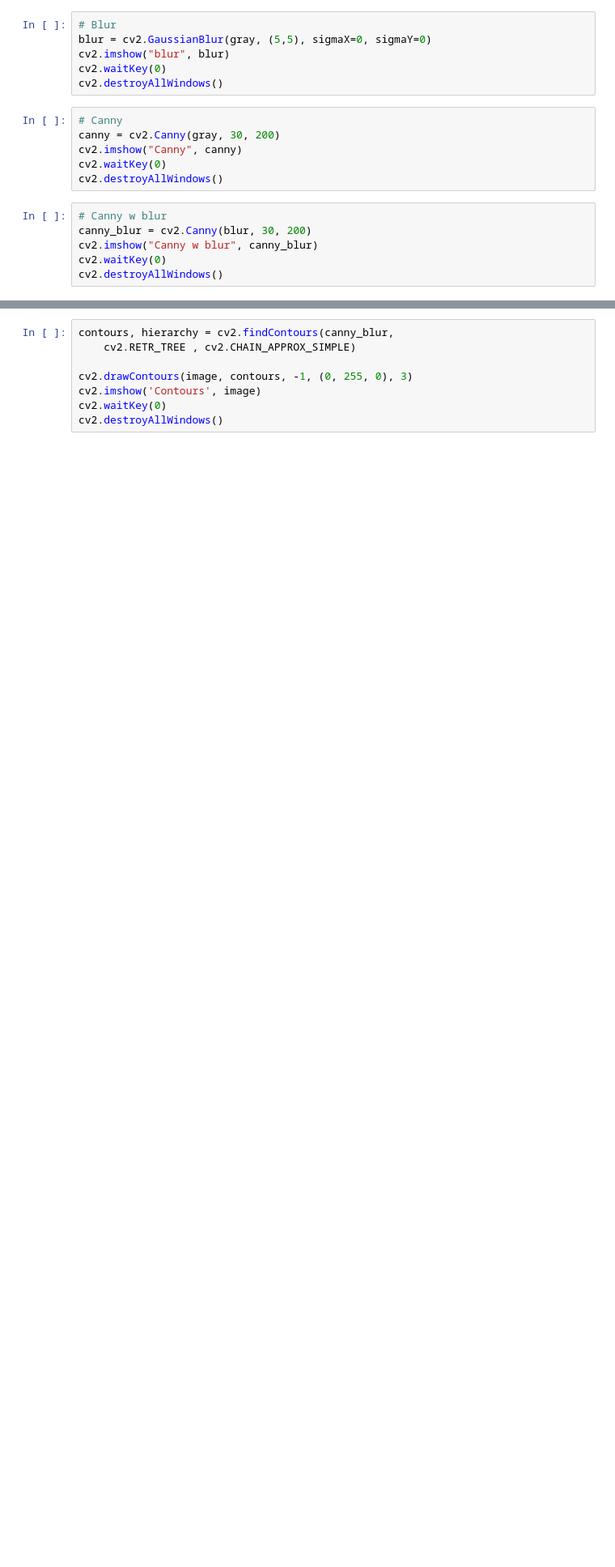
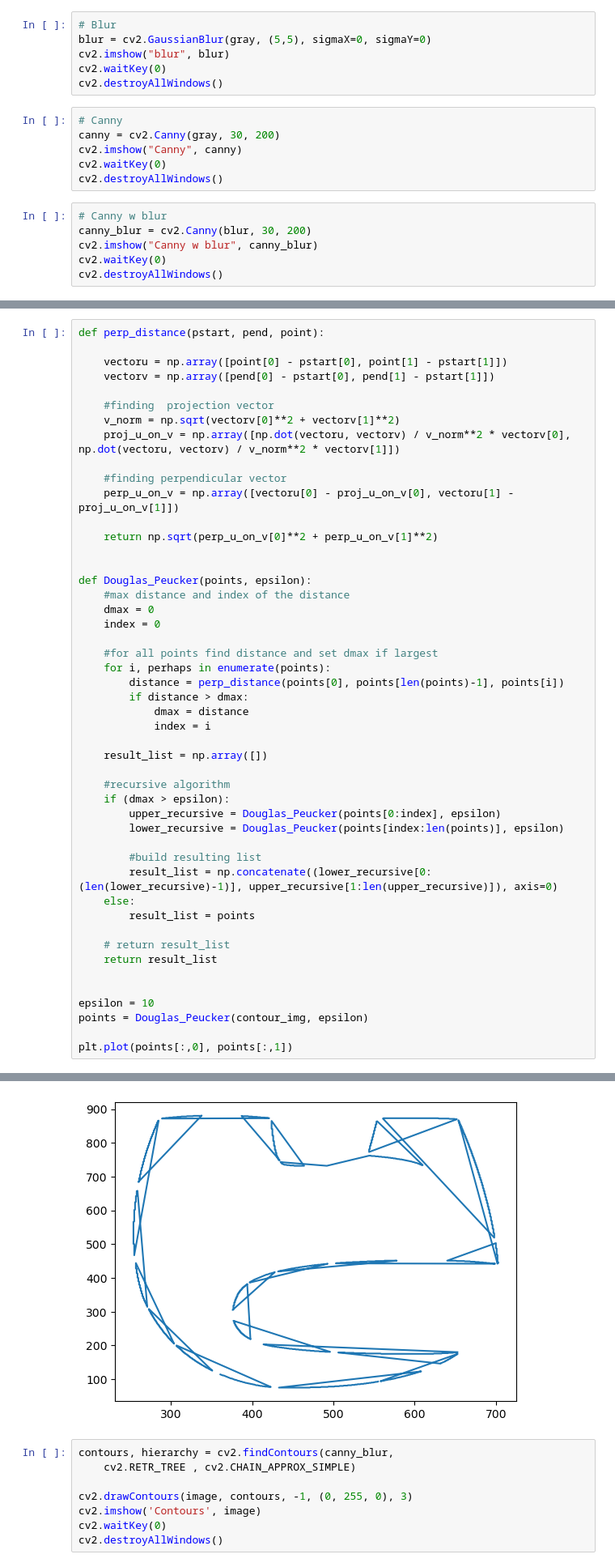
Before and after one commit to Miekale/ArticusMaximus, a Jupyter notebook: python_edge_detection/edge_detection_test.ipynb, the cells around one changed output, grey strips where cells are left out. Shown: that part at 81% size. Drawn from its saved outputs; the diff is of its cells as text; blank space fills up the shorter version.

Commit message:
updating to point douglas peucker algorithm

```diff
--- a/python_edge_detection/edge_detection_test.ipynb
+++ b/python_edge_detection/edge_detection_test.ipynb
@@ -96,0 +88,49 @@ array([94,  9], dtype=int32)
+# %%
+def perp_distance(pstart, pend, point):
+
+    vectoru = np.array([point[0] - pstart[0], point[1] - pstart[1]])
+    vectorv = np.array([pend[0] - pstart[0], pend[1] - pstart[1]])
+
+    #finding  projection vector
+    v_norm = np.sqrt(vectorv[0]**2 + vectorv[1]**2)
+    proj_u_on_v = np.array([np.dot(vectoru, vectorv) / v_norm**2 * vectorv[0], np.dot(vectoru, vectorv) / v_norm**2 * vectorv[1]])
+
+    #finding perpendicular vector
+    perp_u_on_v = np.array([vectoru[0] - proj_u_on_v[0], vectoru[1] - proj_u_on_v[1]])
+
+    return np.sqrt(perp_u_on_v[0]**2 + perp_u_on_v[1]**2)
+
+
+def Douglas_Peucker(points, epsilon):
+    #max distance and index of the distance
+    dmax = 0
+    index = 0
+
+    #for all points find distance and set dmax if largest
+    for i, perhaps in enumerate(points):
+        distance = perp_distance(points[0], points[len(points)-1], points[i])
+        if distance > dmax:
+            dmax = distance
+            index = i
+
+    result_list = np.array([])
+
+    #recursive algorithm
+    if (dmax > epsilon):
+        upper_recursive = Douglas_Peucker(points[0:index], epsilon)
+        lower_recursive = Douglas_Peucker(points[index:len(points)], epsilon)
+
+        #build resulting list
+        result_list = np.concatenate((lower_recursive[0:(len(lower_recursive)-1)], upper_recursive[1:len(upper_recursive)]), axis=0)
+    else:
+        result_list = points
+
+    # return result_list
+    return result_list
+
+
+epsilon = 10
+points = Douglas_Peucker(contour_img, epsilon)
+
+plt.plot(points[:,0], points[:,1])
+# %% [output]
@@ -97,3 +138,4 @@ array([94,  9], dtype=int32)
+[figure, added]
 # %%
 contours, hierarchy = cv2.findContours(canny_blur,
     cv2.RETR_TREE , cv2.CHAIN_APPROX_SIMPLE)
```
Also changed, not shown: parts of 5 cells of this notebook.
